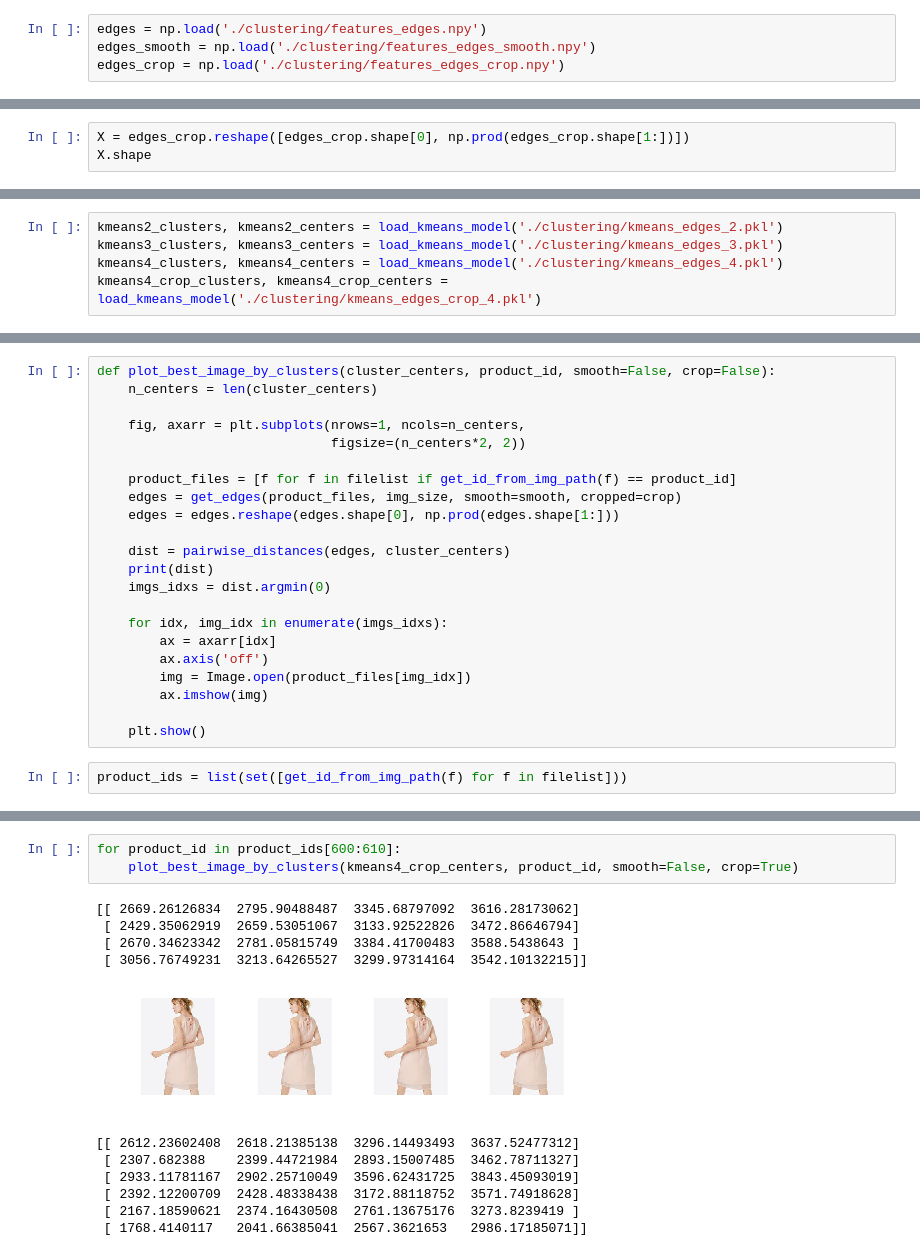
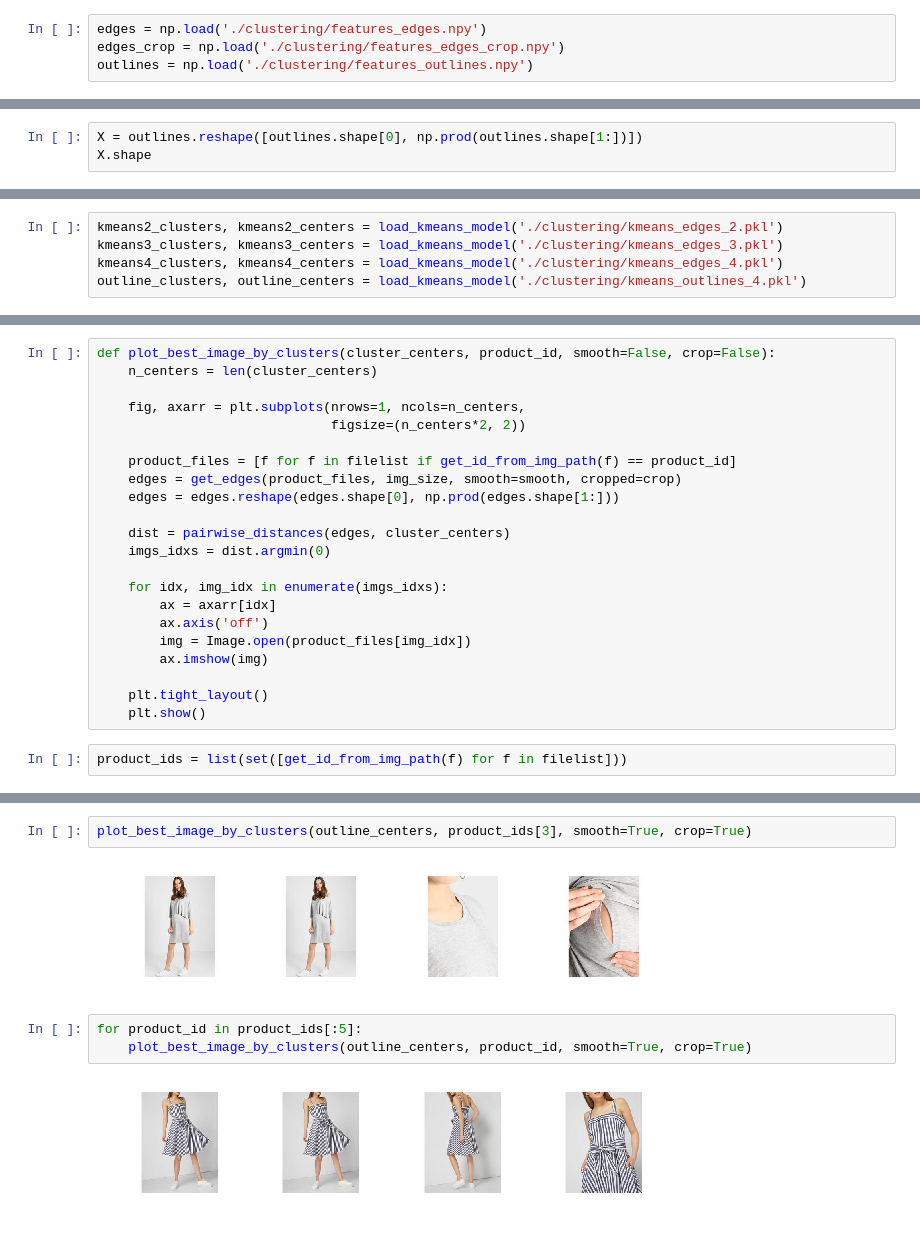
Before and after one commit to sonynka/fashion_gan, a Jupyter notebook: cluster_model_images.ipynb, the cells around one changed output, grey strips where cells are left out. Cells and saved outputs as stored; diff of their text form.

Commit message:
clustering and features new

```diff
--- a/cluster_model_images.ipynb
+++ b/cluster_model_images.ipynb
@@ -124,7 +109,7 @@ np.save('./clustering/features_edges_crop.npy', edges_crop)
 60000
 # %%
 edges = np.load('./clustering/features_edges.npy')
-edges_smooth = np.load('./clustering/features_edges_smooth.npy')
 edges_crop = np.load('./clustering/features_edges_crop.npy')
+outlines = np.load('./clustering/features_outlines.npy')
 # %%
 print(edges.shape)
@@ -146,7 +139,7 @@ Image.fromarray(edges_crop[4])
 # Cluster
 Find clusters - usually whole model image, zoomed model image and detail images
 # %%
-X = edges_crop.reshape([edges_crop.shape[0], np.prod(edges_crop.shape[1:])])
+X = outlines.reshape([outlines.shape[0], np.prod(outlines.shape[1:])])
 X.shape
 # %% [output]
 (63103, 4096)
@@ -212,7 +205,7 @@ def load_kmeans_model(path):
 kmeans2_clusters, kmeans2_centers = load_kmeans_model('./clustering/kmeans_edges_2.pkl')
 kmeans3_clusters, kmeans3_centers = load_kmeans_model('./clustering/kmeans_edges_3.pkl')
 kmeans4_clusters, kmeans4_centers = load_kmeans_model('./clustering/kmeans_edges_4.pkl')
-kmeans4_crop_clusters, kmeans4_crop_centers = load_kmeans_model('./clustering/kmeans_edges_crop_4.pkl')
+outline_clusters, outline_centers = load_kmeans_model('./clustering/kmeans_outlines_4.pkl')
 # %%
 df2 = pd.DataFrame(list(zip(kmeans2_clusters, filelist)), columns=['cluster', 'path'])
 df2.groupby('cluster').count()
@@ -335,7 +328,6 @@ def plot_best_image_by_clusters(cluster_centers, product_id, smooth=False, crop=
     edges = edges.reshape(edges.shape[0], np.prod(edges.shape[1:]))
 
     dist = pairwise_distances(edges, cluster_centers)
-    print(dist)
     imgs_idxs = dist.argmin(0)
 
     for idx, img_idx in enumerate(imgs_idxs):
@@ -344,6 +336,7 @@ def plot_best_image_by_clusters(cluster_centers, product_id, smooth=False, crop=
         img = Image.open(product_files[img_idx])
         ax.imshow(img)
 
+    plt.tight_layout()
     plt.show()
 # %%
 product_ids = list(set([get_id_from_img_path(f) for f in filelist]))
@@ -354,15 +347,9 @@ plot_product_imgs(product_ids[601], kmeans4_crop_centers)
+# %%
+plot_best_image_by_clusters(outline_centers, product_ids[3], smooth=True, crop=True)
+# %% [output]
+[figure, added]
 # %%
-for product_id in product_ids[600:610]:
-    plot_best_image_by_clusters(kmeans4_crop_centers, product_id, smooth=False, crop=True)
+for product_id in product_ids[:5]:
+    plot_best_image_by_clusters(outline_centers, product_id, smooth=True, crop=True)
 # %% [output]
-[[ 2669.26126834  2795.90488487  3345.68797092  3616.28173062]
- [ 2429.35062919  2659.53051067  3133.92522826  3472.86646794]
- [ 2670.34623342  2781.05815749  3384.41700483  3588.5438643 ]
- [ 3056.76749231  3213.64265527  3299.97314164  3542.10132215]]
-[figure, old version]
+[figure, new version]
-[[ 2612.23602408  2618.21385138  3296.14493493  3637.52477312]
- [ 2307.682388    2399.44721984  2893.15007485  3462.78711327]
- [ 2933.11781167  2902.25710049  3596.62431725  3843.45093019]
- [ 2392.12200709  2428.48338438  3172.88118752  3571.74918628]
- [ 2167.18590621  2374.16430508  2761.13675176  3273.8239419 ]
- [ 1768.4140117   2041.66385041  2567.3621653   2986.17185071]]
```
Also changed, not shown: parts of 25 cells of this notebook, 17 other files.
